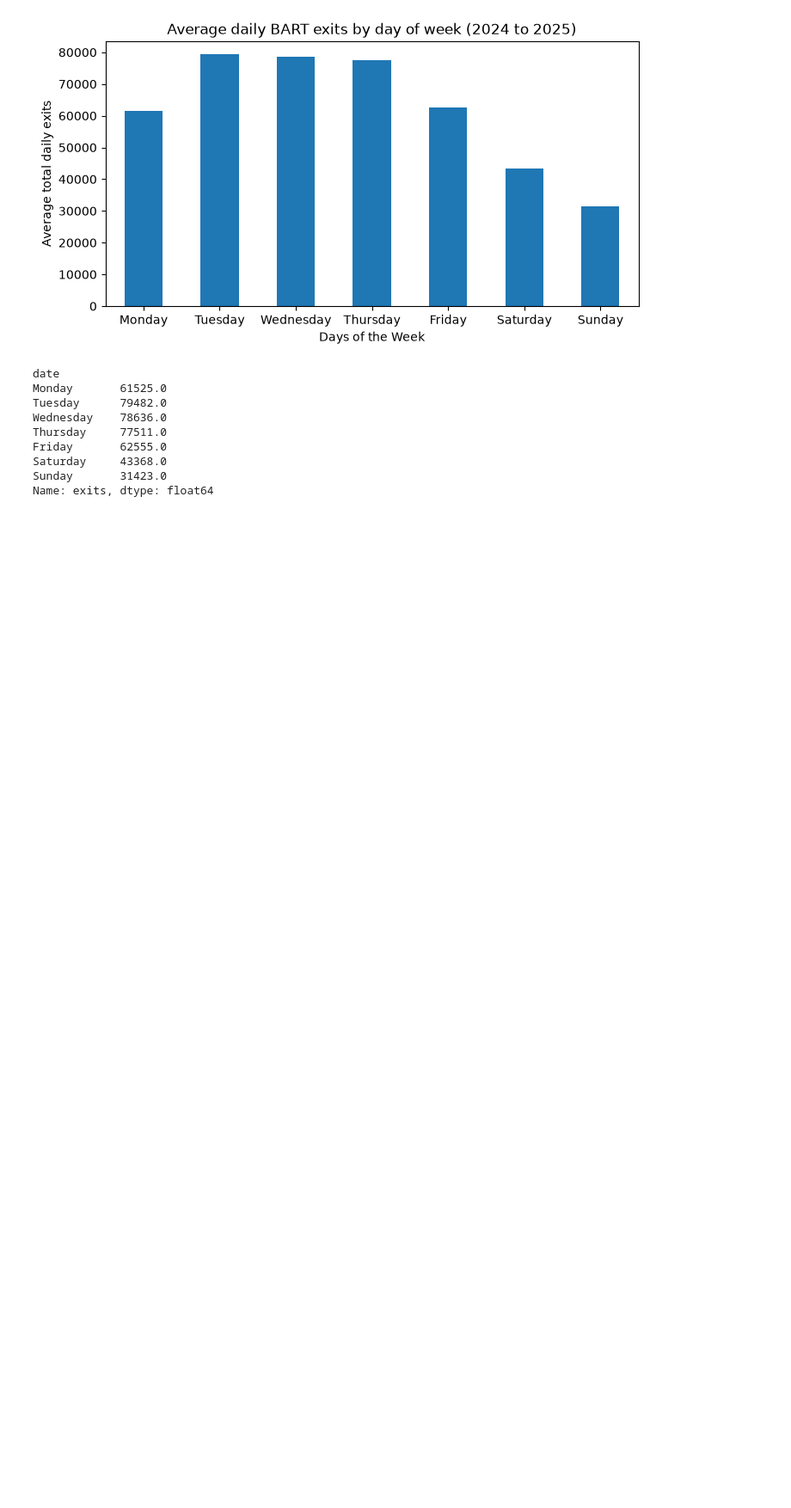
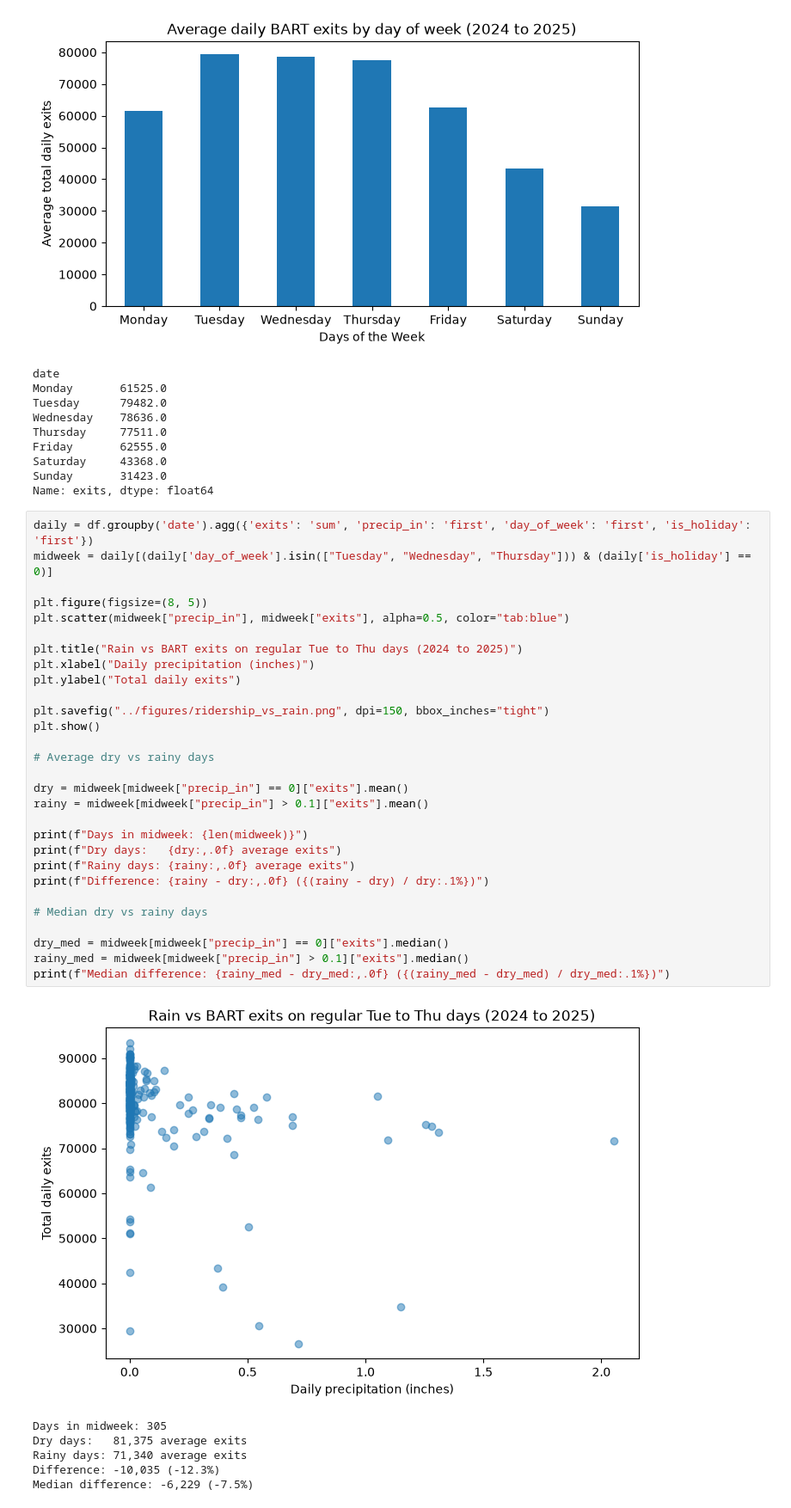
Before and after one commit to AydanEddieGonzalez/bart-ridership-regression, a Jupyter notebook: notebooks/01_eda.ipynb, the cells around one changed output. Shown at 86% size. Saved outputs shown, nothing was run; the diff lists cells and outputs as text; blank space fills up the shorter version.

Commit message:
Add weekday and rain EDA plots

```diff
--- a/notebooks/01_eda.ipynb
+++ b/notebooks/01_eda.ipynb
@@ -193,3 +193,39 @@ Friday       62555.0
 Saturday     43368.0
 Sunday       31423.0
 Name: exits, dtype: float64
+# %%
+daily = df.groupby('date').agg({'exits': 'sum', 'precip_in': 'first', 'day_of_week': 'first', 'is_holiday': 'first'})
+midweek = daily[(daily['day_of_week'].isin(["Tuesday", "Wednesday", "Thursday"])) & (daily['is_holiday'] == 0)]
+
+plt.figure(figsize=(8, 5))
+plt.scatter(midweek["precip_in"], midweek["exits"], alpha=0.5, color="tab:blue")
+
+plt.title("Rain vs BART exits on regular Tue to Thu days (2024 to 2025)")
+plt.xlabel("Daily precipitation (inches)")
+plt.ylabel("Total daily exits")
+
+plt.savefig("../figures/ridership_vs_rain.png", dpi=150, bbox_inches="tight")
+plt.show()
+
+# Average dry vs rainy days
+
+dry = midweek[midweek["precip_in"] == 0]["exits"].mean()
+rainy = midweek[midweek["precip_in"] > 0.1]["exits"].mean()
+
+print(f"Days in midweek: {len(midweek)}")
+print(f"Dry days:   {dry:,.0f} average exits")
+print(f"Rainy days: {rainy:,.0f} average exits")
+print(f"Difference: {rainy - dry:,.0f} ({(rainy - dry) / dry:.1%})")
+
+# Median dry vs rainy days
+
+dry_med = midweek[midweek["precip_in"] == 0]["exits"].median()
+rainy_med = midweek[midweek["precip_in"] > 0.1]["exits"].median()
+print(f"Median difference: {rainy_med - dry_med:,.0f} ({(rainy_med - dry_med) / dry_med:.1%})")
+# %% [output]
+[figure, added]
+Days in midweek: 305
+Dry days:   81,375 average exits
+Rainy days: 71,340 average exits
+Difference: -10,035 (-12.3%)
+Median difference: -6,229 (-7.5%)
```
Also changed, not shown: 1 other file.
